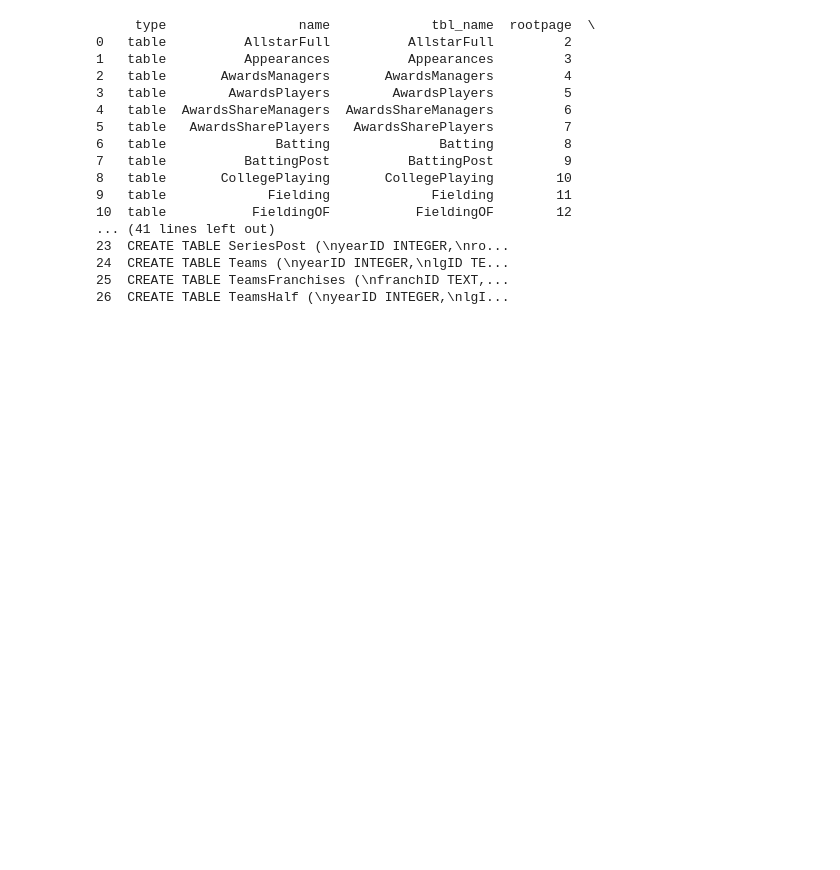
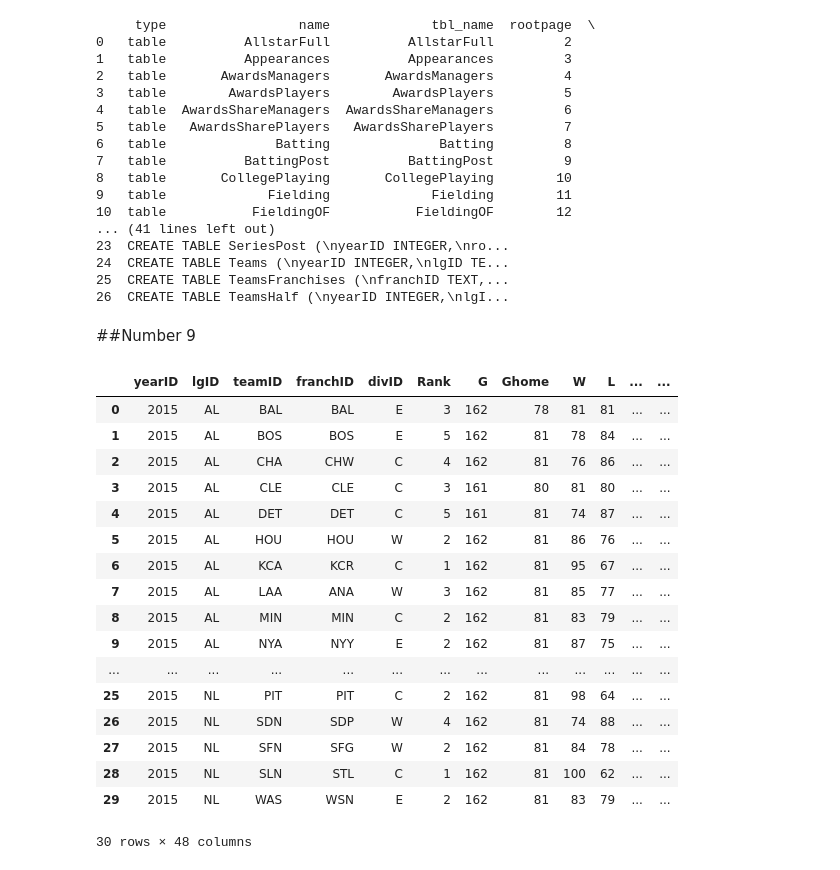
Before and after one commit to evandwh/ST554---Spring-2026---NCSU, a Jupyter notebook: Whitfield_ST554_HW5.ipynb, the cells around one changed output. Cells and saved outputs as stored; diff of their text form; code cells hidden in the pictures; blank space fills up the shorter version.

```diff
--- a/Whitfield_ST554_HW5.ipynb
+++ b/Whitfield_ST554_HW5.ipynb
@@ -167,3 +169,34 @@ print(schema_df)
 24  CREATE TABLE Teams (\nyearID INTEGER,\nlgID TE...
 25  CREATE TABLE TeamsFranchises (\nfranchID TEXT,...
 26  CREATE TABLE TeamsHalf (\nyearID INTEGER,\nlgI...
+# %% [markdown]
+##Number 9
+# %%
+get_teams_1 = '''
+        SELECT *
+        FROM teams
+        WHERE yearID = 2015
+        '''
+
+teams_1_df = pd.read_sql(get_teams_1, con)
+
+teams_1_df
+# %% [output]
+|  | yearID | lgID | teamID | franchID | divID | Rank | G | Ghome | W | L | ... | ... |
+| 0 | 2015 | AL | BAL | BAL | E | 3 | 162 | 78 | 81 | 81 | ... | ... |
+| 1 | 2015 | AL | BOS | BOS | E | 5 | 162 | 81 | 78 | 84 | ... | ... |
+| 2 | 2015 | AL | CHA | CHW | C | 4 | 162 | 81 | 76 | 86 | ... | ... |
+| 3 | 2015 | AL | CLE | CLE | C | 3 | 161 | 80 | 81 | 80 | ... | ... |
+| 4 | 2015 | AL | DET | DET | C | 5 | 161 | 81 | 74 | 87 | ... | ... |
+| 5 | 2015 | AL | HOU | HOU | W | 2 | 162 | 81 | 86 | 76 | ... | ... |
+| 6 | 2015 | AL | KCA | KCR | C | 1 | 162 | 81 | 95 | 67 | ... | ... |
+| 7 | 2015 | AL | LAA | ANA | W | 3 | 162 | 81 | 85 | 77 | ... | ... |
+| 8 | 2015 | AL | MIN | MIN | C | 2 | 162 | 81 | 83 | 79 | ... | ... |
+| 9 | 2015 | AL | NYA | NYY | E | 2 | 162 | 81 | 87 | 75 | ... | ... |
+| ... | ... | ... | ... | ... | ... | ... | ... | ... | ... | ... | ... | ... |
+| 25 | 2015 | NL | PIT | PIT | C | 2 | 162 | 81 | 98 | 64 | ... | ... |
+| 26 | 2015 | NL | SDN | SDP | W | 4 | 162 | 81 | 74 | 88 | ... | ... |
+| 27 | 2015 | NL | SFN | SFG | W | 2 | 162 | 81 | 84 | 78 | ... | ... |
+| 28 | 2015 | NL | SLN | STL | C | 1 | 162 | 81 | 100 | 62 | ... | ... |
+| 29 | 2015 | NL | WAS | WSN | E | 2 | 162 | 81 | 83 | 79 | ... | ... |
+30 rows × 48 columns
```
Also changed, not shown: parts of 16 cells of this notebook.
